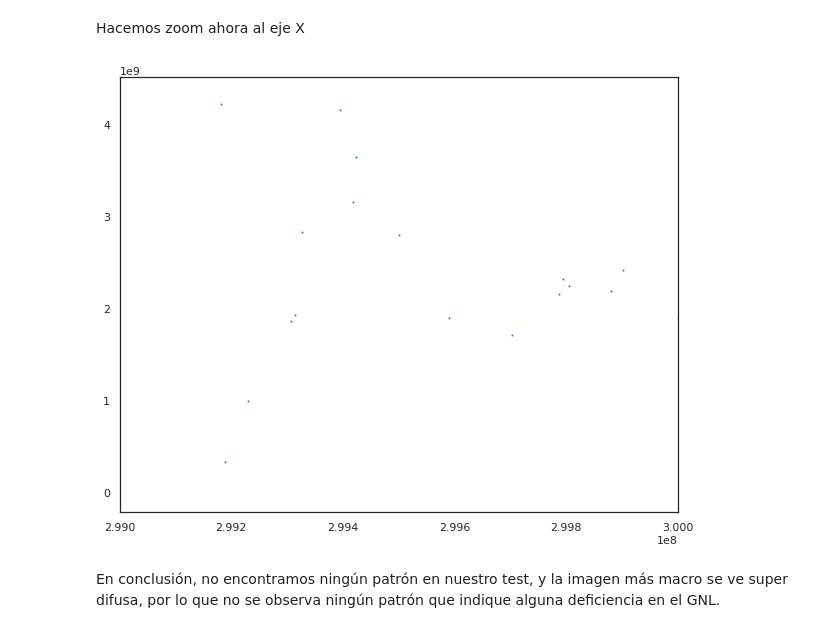
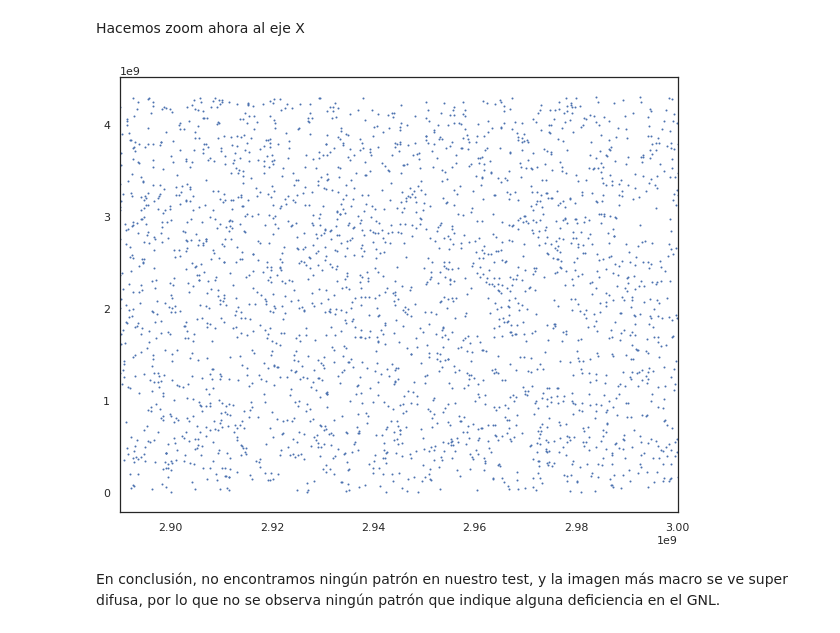
Before and after one commit to zurettiagustin/7526Tp1, a Jupyter notebook: Ejercicio_2.ipynb, the cells around one changed output. Saved outputs shown, nothing was run; the diff lists cells and outputs as text; code cells hidden in the pictures.

```diff
--- a/Ejercicio_2.ipynb
+++ b/Ejercicio_2.ipynb
@@ -119,12 +119,12 @@ Hacemos zoom ahora al eje X
 # %%
 figzoom, axzoom = plt.subplots()
 
 axzoom.scatter(x_values, y_values, s=1)
 
-axzoom.set_xlim(29900000000, 3000000000)
+axzoom.set_xlim(2890000000, 3000000000)
 
 plt.show()
 # %% [output]
-[figure, old version]
+[figure, new version]
 # %% [markdown]
 En conclusión, no encontramos ningún patrón en nuestro test, y la imagen más macro se ve super difusa, por lo que no se observa ningún patrón que indique alguna deficiencia en el GNL.
```
Also changed, not shown: 1 other file.
